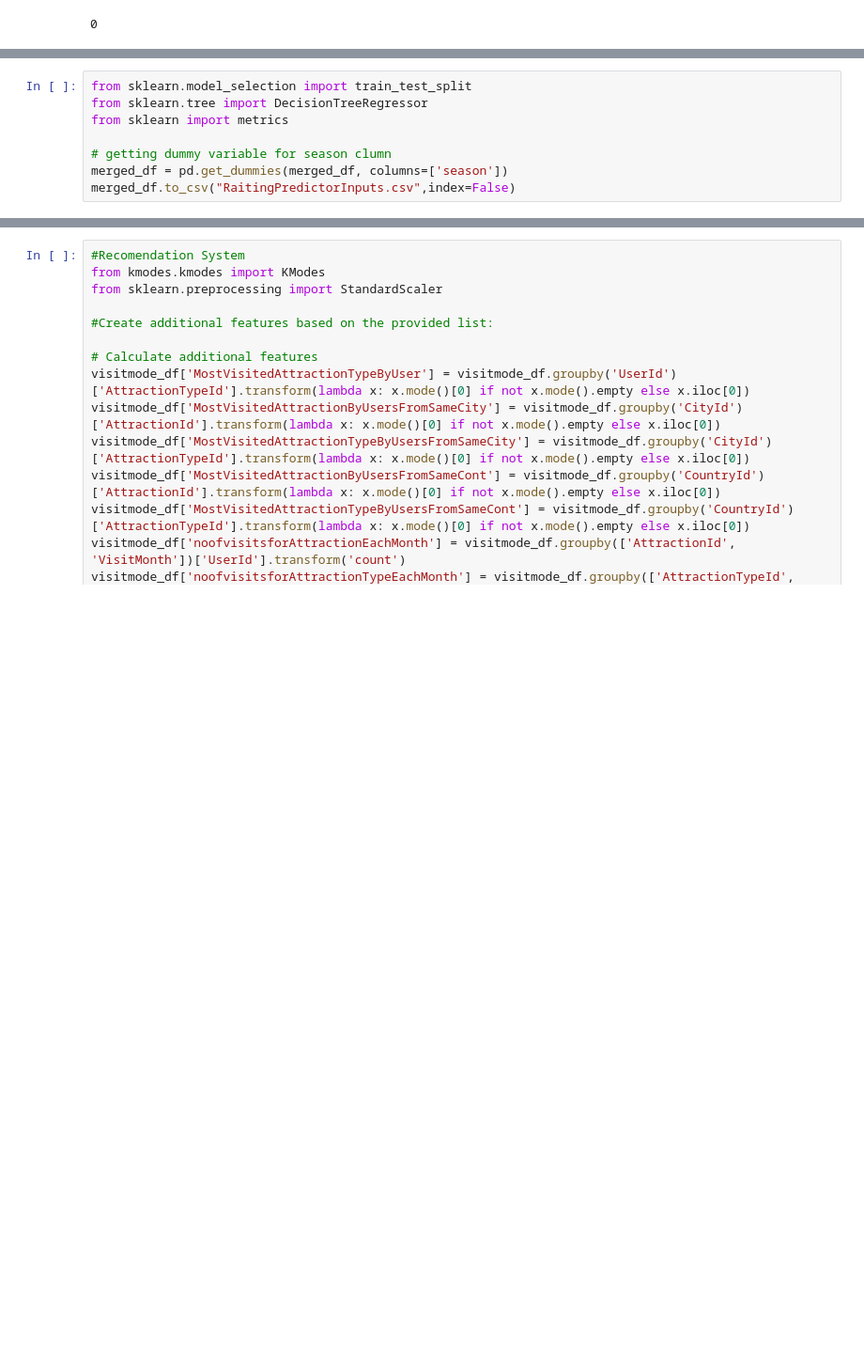
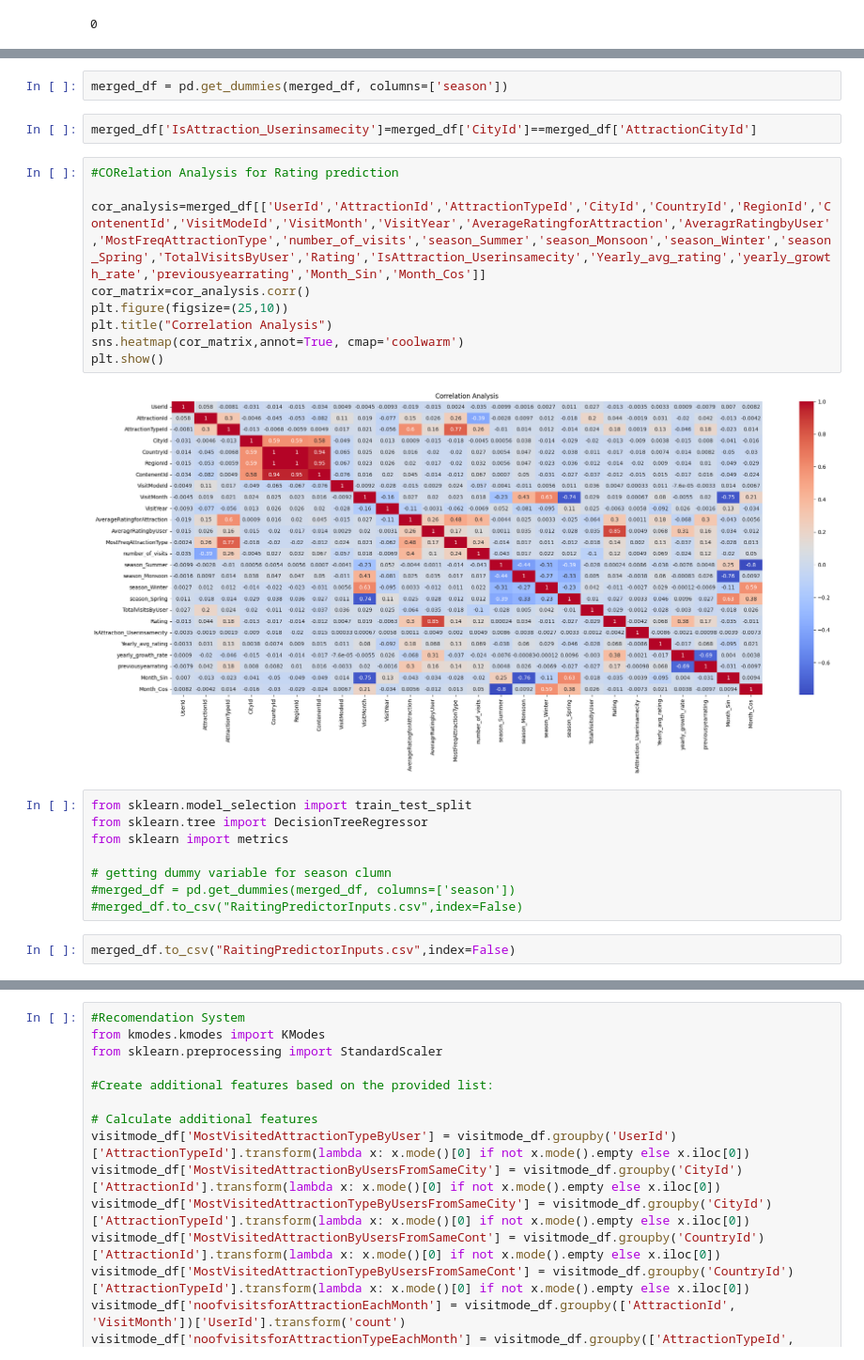
Before and after one commit to SmruthiSethuraman/TourismAnalytics, a Jupyter notebook: TOURISMANALYSIS.ipynb, the cells around one changed output, grey strips where cells are left out. Shown at 94% size. Saved outputs shown, nothing was run; the diff lists cells and outputs as text; blank space fills up the shorter version.

```diff
--- a/TOURISMANALYSIS.ipynb
+++ b/TOURISMANALYSIS.ipynb
@@ -468,10 +502,27 @@ merged_df.head()
+# %%
+merged_df = pd.get_dummies(merged_df, columns=['season'])
+# %%
+merged_df['IsAttraction_Userinsamecity']=merged_df['CityId']==merged_df['AttractionCityId']
+# %%
+#CORelation Analysis for Rating prediction
+
+cor_analysis=merged_df[['UserId','AttractionId','AttractionTypeId','CityId','CountryId','RegionId','ContenentId','VisitModeId','VisitMonth','VisitYear','AverageRatingforAttraction','AveragrRatingbyUser','MostFreqAttractionType','number_of_visits','season_Summer','season_Monsoon','season_Winter','season_Spring','TotalVisitsByUser','Rating','IsAttraction_Userinsamecity','Yearly_avg_rating','yearly_growth_rate','previousyearrating','Month_Sin','Month_Cos']]
+cor_matrix=cor_analysis.corr()
+plt.figure(figsize=(25,10))
+plt.title("Correlation Analysis")
+sns.heatmap(cor_matrix,annot=True, cmap='coolwarm')
+plt.show()
+# %% [output]
+[figure, added]
 # %%
 from sklearn.model_selection import train_test_split
 from sklearn.tree import DecisionTreeRegressor
 from sklearn import metrics
 
 # getting dummy variable for season clumn
-merged_df = pd.get_dummies(merged_df, columns=['season'])
-merged_df.to_csv("RaitingPredictorInputs.csv",index=False)
+#merged_df = pd.get_dummies(merged_df, columns=['season'])
+#merged_df.to_csv("RaitingPredictorInputs.csv",index=False)
+# %%
+merged_df.to_csv("RaitingPredictorInputs.csv",index=False)
 # %%
 #definig input & output variables
```
Also changed, not shown: parts of 19 cells of this notebook, 1 other file.
